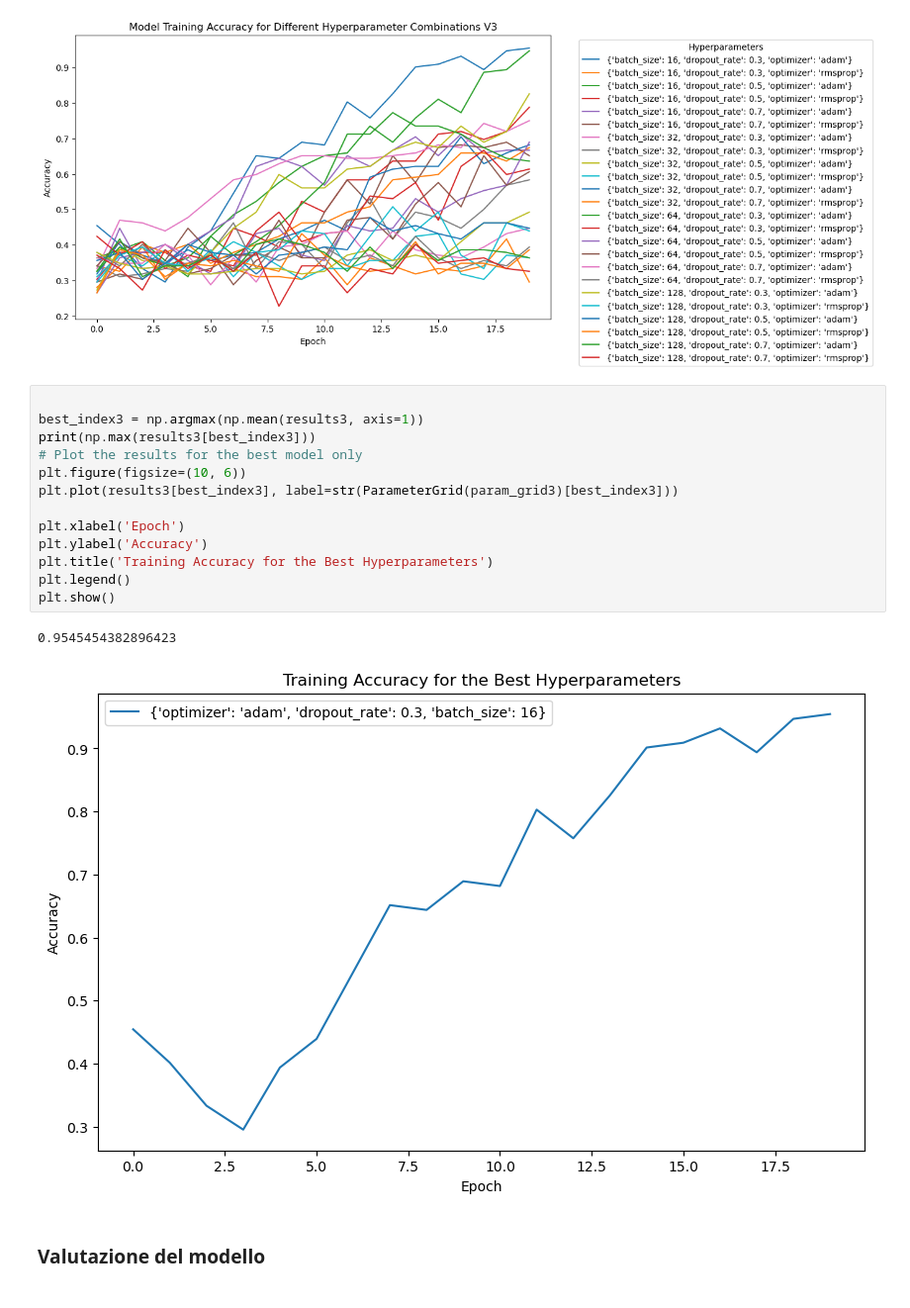
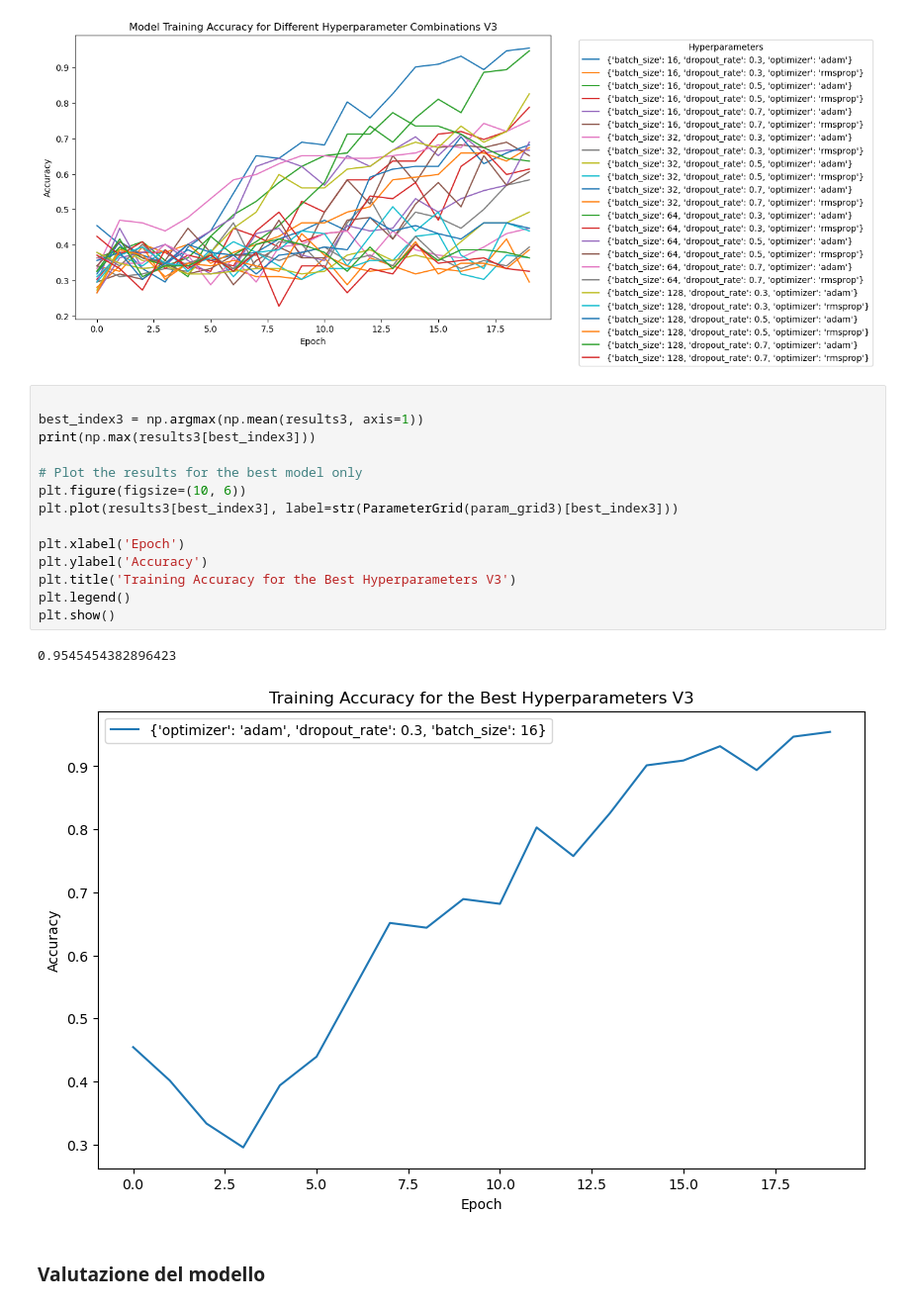
Before and after one commit to massimocaso/Document_classification_DNN, a Jupyter notebook: doc_reader.ipynb, the cells around one changed output. Shown at 99% size. Drawn from its saved outputs; the diff is of its cells as text.

```diff
--- a/doc_reader.ipynb
+++ b/doc_reader.ipynb
@@ -330,19 +321,20 @@ plt.show()
 # %%
 
 best_index3 = np.argmax(np.mean(results3, axis=1))
 print(np.max(results3[best_index3]))
+
 # Plot the results for the best model only
 plt.figure(figsize=(10, 6))
 plt.plot(results3[best_index3], label=str(ParameterGrid(param_grid3)[best_index3]))
 
 plt.xlabel('Epoch')
 plt.ylabel('Accuracy')
-plt.title('Training Accuracy for the Best Hyperparameters')
+plt.title('Training Accuracy for the Best Hyperparameters V3')
 plt.legend()
 plt.show()
 # %% [output]
 0.9545454382896423
-[figure, old version]
+[figure, new version]
 # %% [markdown]
 ### Valutazione del modello
 # %%
```
Also changed, not shown: parts of 6 cells of this notebook, 6 other files.
